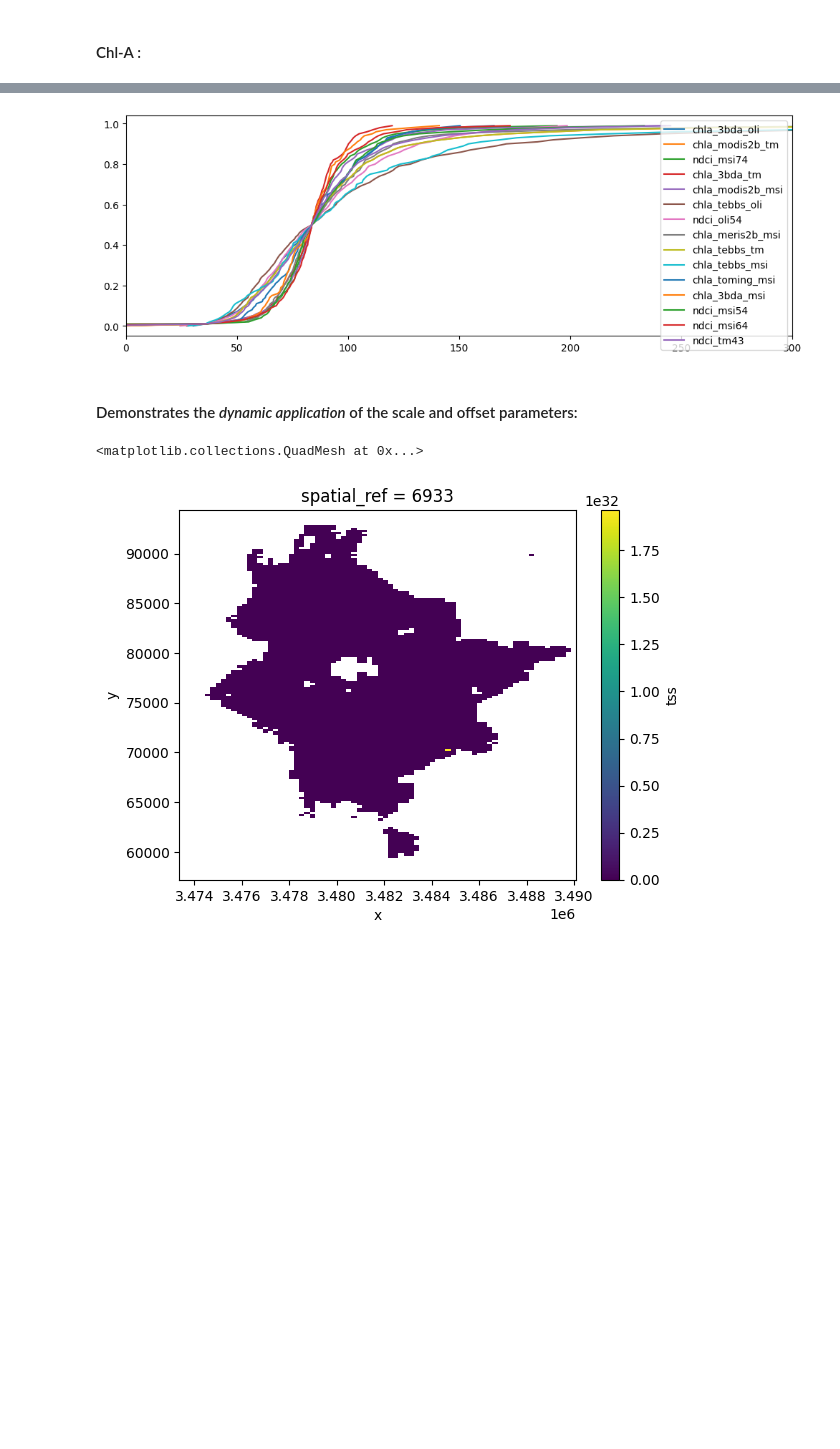
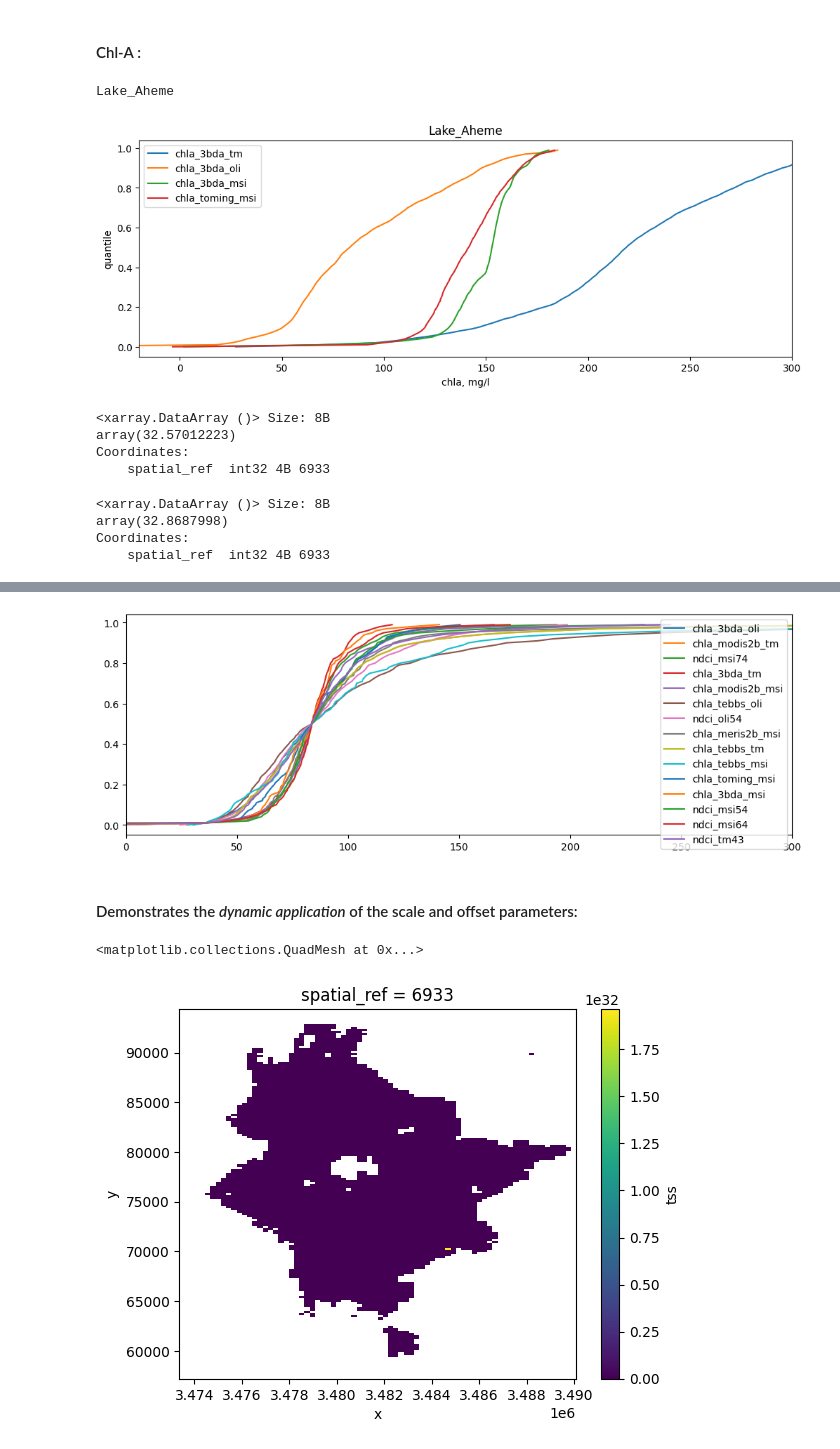
Before and after one commit to digitalearthafrica/deafrica_water_quality, a Jupyter notebook: WP2.2/WP2.2.ipynb, the cells around one changed output, grey strips where cells are left out. Cells and saved outputs as stored; diff of their text form; code cells hidden in the pictures; blank space fills up the shorter version.

Commit message:
Work in progress
Checking implementation of the instrument to instrument harmonisation
Re-running the measure to measure harmonisation
Checking for biases between the tm era and the msi era

```diff
--- a/WP2.2/WP2.2.ipynb
+++ b/WP2.2/WP2.2.ipynb
@@ -164,10 +167,6 @@ droplist = list(set(a_log.PlaceName) - set(process_list))
 
 for name in droplist:   a_log.drop(a_log[a_log.PlaceName==name].index,inplace=True)
 a_log.reset_index(inplace=True,drop=True)
-# %%
-# reset on log file to start again  (comment this in/out):
-placename =
-#a_log.loc[a_log['PlaceName']==placename,'Status'] = 100
 # %% [markdown]
 #### RUN THE MAIN PROCESS - this takes hours and requires a large sandbox
 - Results are generated for a 10-year geomedian series, and
@@ -801,8 +797,8 @@ returning functions as well as data
 # --- run the function, first reading the lookup table and the distributions data from files
 
 #preliminary steps, read the lookup table and the disttibutions data
-lookup        = pd.read_csv('/home/jovyan/dev/deafrica_water_quality/WP2.2/targ_ref_lookup.csv',index_col=0)
-distributions = xr.open_dataset('distributions.nc').load(); distributions.close()
+lookup        = pd.read_csv('/home/jovyan/dev/deafrica_water_quality/WP2.2/'+lookup_table_filename,index_col=0)
+distributions = xr.open_dataset(distributions_filename).load(); distributions.close()
 
 example = harmonise_for_instrument(ds.hue.loc[ds.tm==True],'hue_msi',lookup,distributions)
 # %% [output]
@@ -1329,0 +1276,4 @@ log[log.PlaceName=='Lake_Baringo']
+# %%
+# open the reference data files
+distributions = read_dataset(WP22+'/'distributions_filename)
+lookup        = pd.read_csv(WP22+'/'+lookup_table_filename,index_col=0)
@@ -1336,0 +1289,19 @@ wq_results = merge_results(log,all_results_filename,results_directory)
+# %%
+# loop through tss and chla data arrays withing the dataset...
+# loop through the variables in each case...
+# assign values  back into the dataset
+for mmt in 'tss','chla':
+#    data  = wq_results[mmt]
+    vartype = mmt+'_measure'
+    for varname in list(wq_results[vartype].values):
+        wq_results[mmt].loc[{vartype :[varname]}]= \
+            harmonise_for_instrument(
+                wq_results[mmt].loc[{vartype :[varname]}],
+                #data.loc[{vartype : varname}],
+                varname,
+                lookup,
+                distributions,
+                test=False)
+#data.loc[{vartype : varname}] =\
+#        data.loc[{vartype : varname}] = -1
+#wq_results[mmt] = data
@@ -1365,13 +1353,14 @@ Data variables:
 #     a little bit of analysis and normalisation to be able to view the results comparatively
 rng = np.random.default_rng()
 i = rng.integers(size=1,low=0,high=wq_results.place.size).item()
+i = 20
 placename = wq_results.place[i].item()
 #print(placename)
 
 
 
 fig, ax = plt.subplots(1, 1, figsize=(12, 4))
-plt.xlim(0,300)
+plt.xlim(-20,300)
 
 exclude = ['chla_tebbs_oli','chla_tebbs_msi','chla_tebbs_tm']
 fullset = ['ndci_msi54', 'ndci_msi64', 'ndci_msi74', 'ndci_tm43',
@@ -1379,31 +1368,35 @@ fullset = ['ndci_msi54', 'ndci_msi64', 'ndci_msi74', 'ndci_tm43',
        'chla_3bda_tm', 'chla_tebbs_msi', 'chla_tebbs_oli',
        'chla_tebbs_tm', 'chla_meris2b_msi', 'chla_modis2b_msi',
        'chla_modis2b_tm']
 ndciset = ['ndci_msi54', 'ndci_msi64', 'ndci_msi74', 'ndci_tm43',     'ndci_oli54']
 chla_3bdaset = ['chla_toming_msi', 'chla_3bda_msi', 'chla_3bda_oli',   'chla_3bda_tm']
 tebbsset =  ['chla_tebbs_msi', 'chla_tebbs_oli',     'chla_tebbs_tm']
 modisset = ['chla_meris2b_msi', 'chla_modis2b_msi',  'chla_modis2b_tm']
-exclude = set(fullset) - set(modisset)
+exclude = set(fullset) - set(chla_3bdaset)
+#exclude = []
 
 reftime    =  wq_results.time[0:24]
 targettime =  wq_results.time[0:24]
 displaytime = wq_results.time[0:24]
 
 print(placename)
 
 for name in (set(wq_results.chla_measure.values) - set(exclude)):
     scale  =  wq_results.loc[dict(chla_measure = name)].chla_scale.item()
     offset =  wq_results.loc[dict(chla_measure = name)].chla_offset.item()
     #print(scale,offset)
     y = wq_results['quantile'][wq_results['quantile']<1]
     x = ((wq_results.loc[dict(time = (displaytime) ,
                              chla_measure=name ,
                              place = placename,
                              quantile=(wq_results['quantile'] <1))].chla\
                              * scale) + offset).median(dim=('time'))
     plt.plot(x,y,label=name)
 plt.legend(loc='best')
 plt.title(placename)
 plt.ylabel('quantile')
 plt.xlabel('chla, mg/l')
 plt.show()
+# %% [output]
+Lake_Aheme
+[figure, added]
@@ -1409,0 +1414,20 @@ plt.show()
+# %%
+((wq_results.loc[dict(time = (msi_era) ,
+                              quantile=(wq_results['quantile'] ==0.5))][var]\
+                                      * wq_results[var+'_scale']) + wq_results[var+'_offset'])\
+                              .median(dim=(var+'_measure','place')).median()
+# %% [output]
+<xarray.DataArray ()> Size: 8B
+array(32.57012223)
+Coordinates:
+    spatial_ref  int32 4B 6933
+# %%
+((wq_results.loc[dict(time = (tm_era) ,
+                              quantile=(wq_results['quantile'] ==0.5))][var]\
+                                      * wq_results[var+'_scale']) + wq_results[var+'_offset'])\
+                              .median(dim=(var+'_measure','place')).median()
+# %% [output]
+<xarray.DataArray ()> Size: 8B
+array(32.8687998)
+Coordinates:
+    spatial_ref  int32 4B 6933
```
Also changed, not shown: parts of 34 cells of this notebook.
